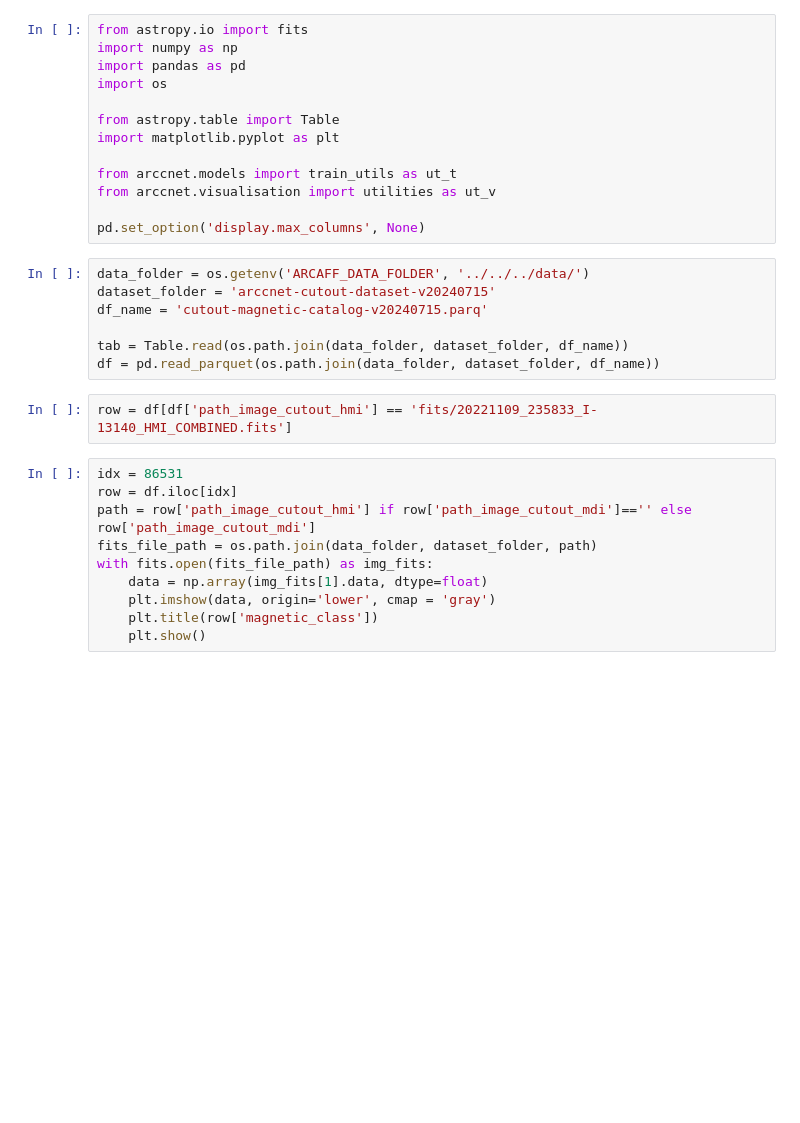
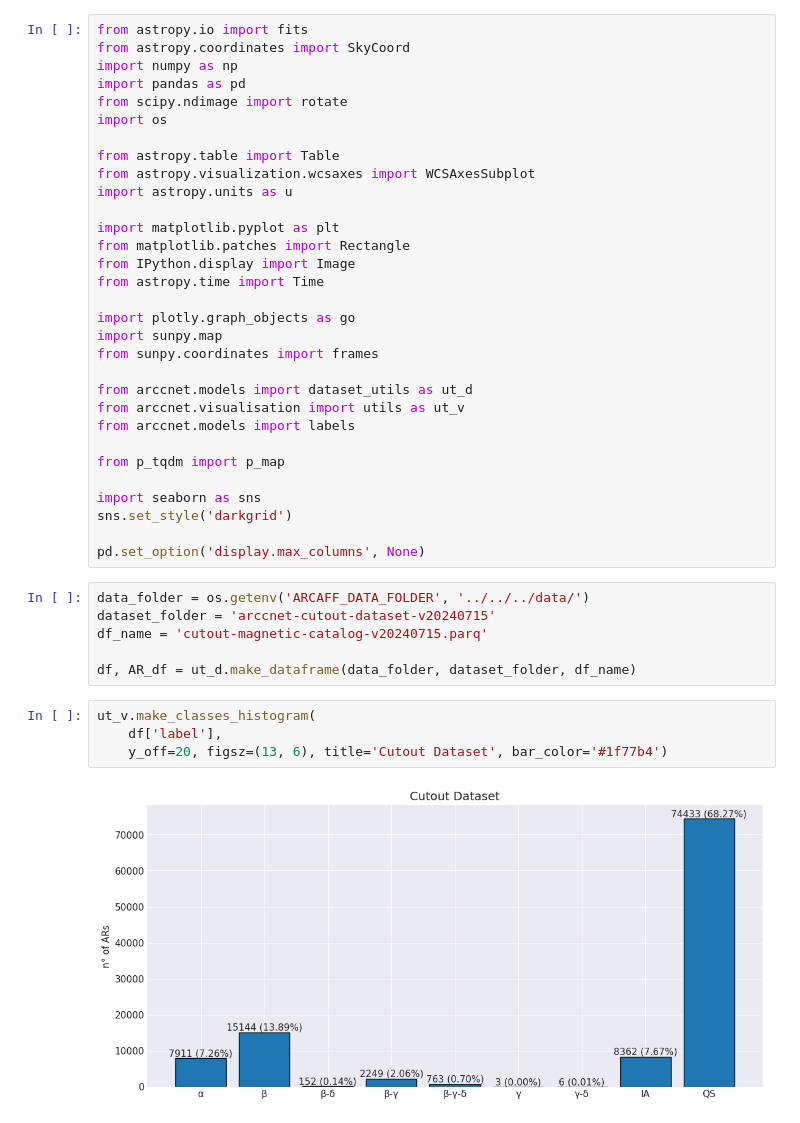
Before and after one commit to edoardolegnaro/ARCCnet, a Jupyter notebook: arccnet/visualisation/EDA_cutouts.ipynb, the cells around one changed output. Saved outputs shown, nothing was run; the diff lists cells and outputs as text; blank space fills up the shorter version.

Commit message:
updated EDA cutouts

```diff
--- a/arccnet/visualisation/EDA_cutouts.ipynb
+++ b/arccnet/visualisation/EDA_cutouts.ipynb
@@ -1,14 +1,32 @@
 # %%
 from astropy.io import fits
+from astropy.coordinates import SkyCoord
 import numpy as np
 import pandas as pd
+from scipy.ndimage import rotate
 import os
 
 from astropy.table import Table
+from astropy.visualization.wcsaxes import WCSAxesSubplot
+import astropy.units as u
+
 import matplotlib.pyplot as plt
+from matplotlib.patches import Rectangle
+from IPython.display import Image
+from astropy.time import Time
 
-from arccnet.models import train_utils as ut_t
-from arccnet.visualisation import utilities as ut_v
+import plotly.graph_objects as go
+import sunpy.map
+from sunpy.coordinates import frames
+
+from arccnet.models import dataset_utils as ut_d
+from arccnet.visualisation import utils as ut_v
+from arccnet.models import labels
+
+from p_tqdm import p_map
+
+import seaborn as sns
+sns.set_style('darkgrid')
 
 pd.set_option('display.max_columns', None)
 # %%
@@ -16,17 +34,10 @@ data_folder = os.getenv('ARCAFF_DATA_FOLDER', '../../../data/')
 dataset_folder = 'arccnet-cutout-dataset-v20240715'
 df_name = 'cutout-magnetic-catalog-v20240715.parq'
 
-tab = Table.read(os.path.join(data_folder, dataset_folder, df_name))
-df = pd.read_parquet(os.path.join(data_folder, dataset_folder, df_name))
+df, AR_df = ut_d.make_dataframe(data_folder, dataset_folder, df_name)
-# %%
-row = df[df['path_image_cutout_hmi'] == 'fits/20221109_235833_I-13140_HMI_COMBINED.fits']
-# %%
-idx = 86531
-row = df.iloc[idx]
-path = row['path_image_cutout_hmi'] if row['path_image_cutout_mdi']=='' else row['path_image_cutout_mdi']
-fits_file_path = os.path.join(data_folder, dataset_folder, path)
-with fits.open(fits_file_path) as img_fits:
-    data = np.array(img_fits[1].data, dtype=float)
-    plt.imshow(data, origin='lower', cmap = 'gray')
-    plt.title(row['magnetic_class'])
-    plt.show()
+# %%
+ut_v.make_classes_histogram(
+    df['label'],
+    y_off=20, figsz=(13, 6), title='Cutout Dataset', bar_color='#1f77b4')
+# %% [output]
+[figure, added]
```
